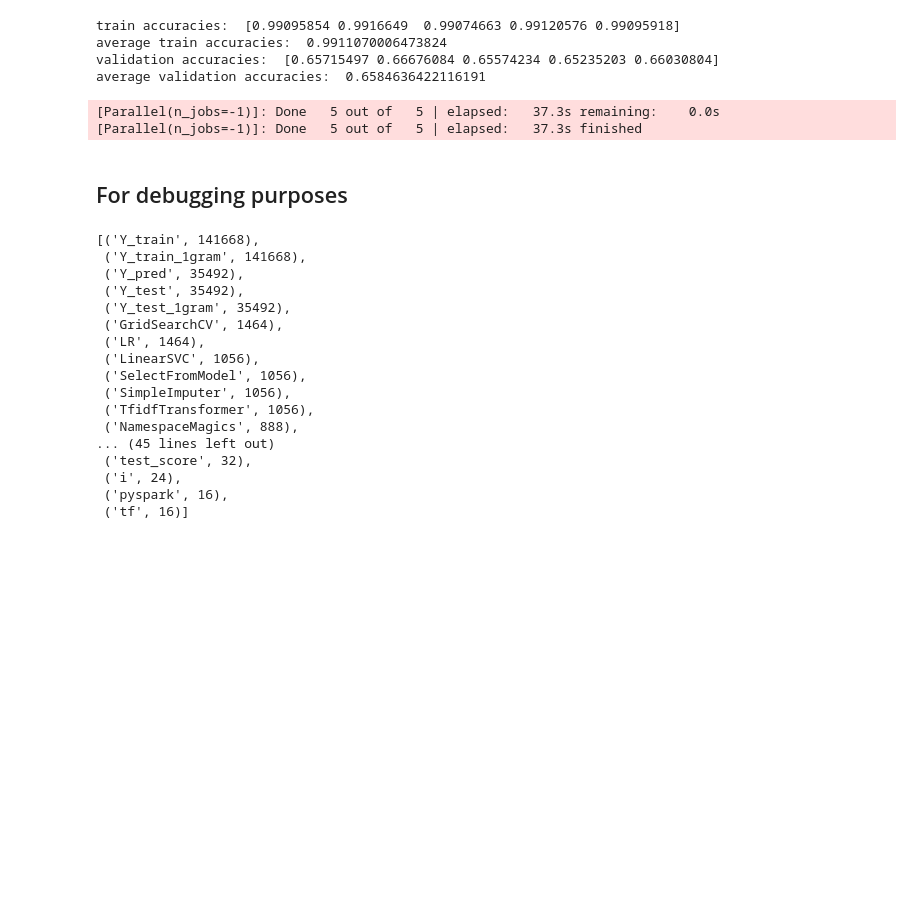
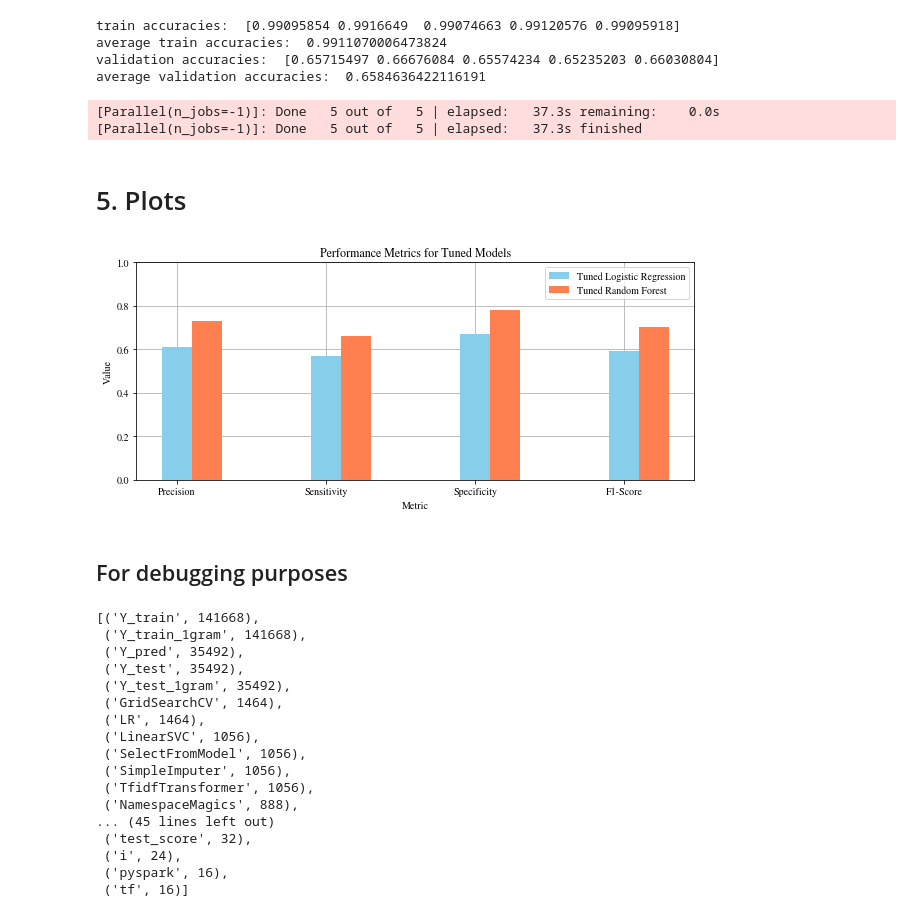
Before and after one commit to jennyhuangg/nominee_predict, a Jupyter notebook: Nominee_Predict_Models.ipynb, the cells around one changed output. Saved outputs shown, nothing was run; the diff lists cells and outputs as text; code cells hidden in the pictures; blank space fills up the shorter version.

```diff
--- a/Nominee_Predict_Models.ipynb
+++ b/Nominee_Predict_Models.ipynb
@@ -794,6 +794,35 @@ validation accuracies:  [0.65715497 0.66676084 0.65574234 0.65235203 0.66030804]
 average validation accuracies:  0.6584636422116191
 [Parallel(n_jobs=-1)]: Done   5 out of   5 | elapsed:   37.3s remaining:    0.0s
 [Parallel(n_jobs=-1)]: Done   5 out of   5 | elapsed:   37.3s finished
+# %% [markdown]
+# 5. Plots
+# %%
+## 5.1 Performance Metrics
+lr_metrics = [0.61,  0.57, 0.67,0.59]
+rf_metrics = [0.73, 0.66,  0.78, 0.70]
+metrics = ["Precision", "Sensitivity", "Specificity", "F1-Score"]
+# %%
+index = np.arange(4)
+bar_width = 0.2
+plt.figure(figsize=(10,4))
+plt.grid(zorder=0)
+plt.bar(index, lr_metrics, bar_width,
+                alpha=1, color='skyblue',
+                label='Tuned Logistic Regression', zorder=3)
+plt.bar(index + bar_width, rf_metrics, bar_width,
+                alpha=1, color='coral',
+                label='Tuned Random Forest', zorder=3)
+
+plt.title("Performance Metrics for Tuned Models")
+plt.xlabel("Metric")
+plt.ylabel("Value")
+plt.legend()
+plt.xticks(index, metrics)
+plt.ylim(0,1)
+plt.savefig('clfs/performance_metrics.png', dpi=200)
+plt.show()
+# %% [output]
+[figure, added]
 # %% [markdown]
 ## For debugging purposes
 # %%
```
